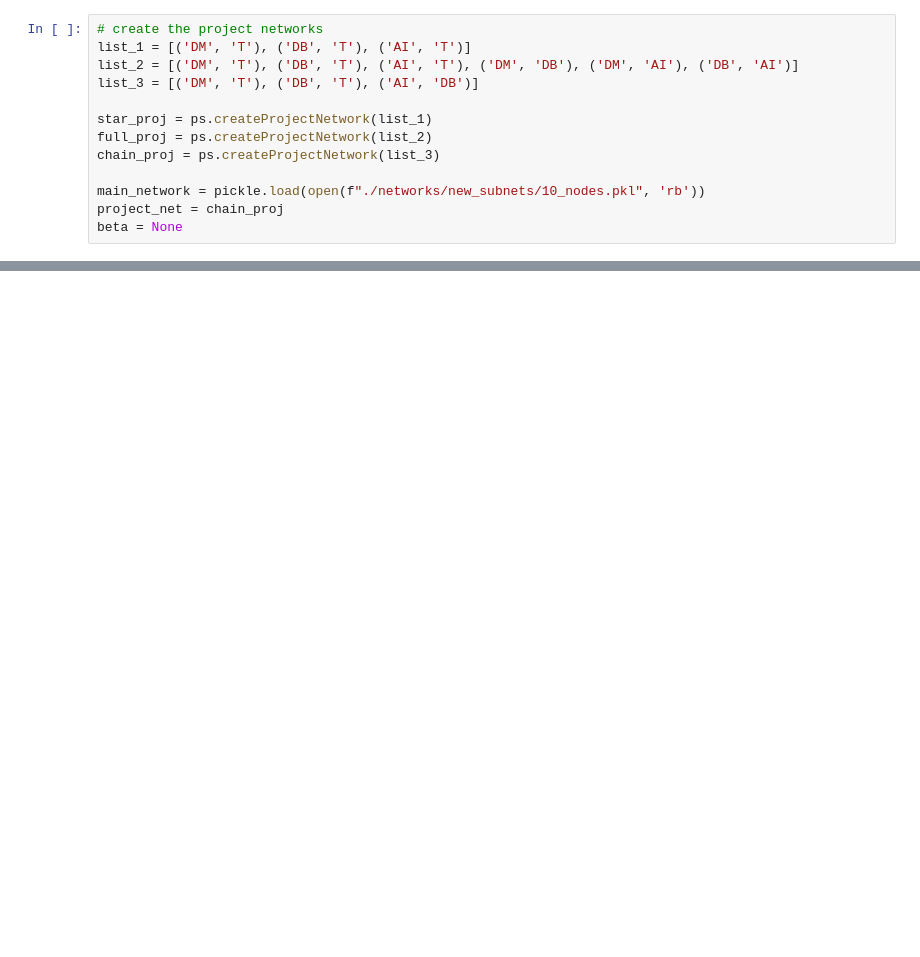
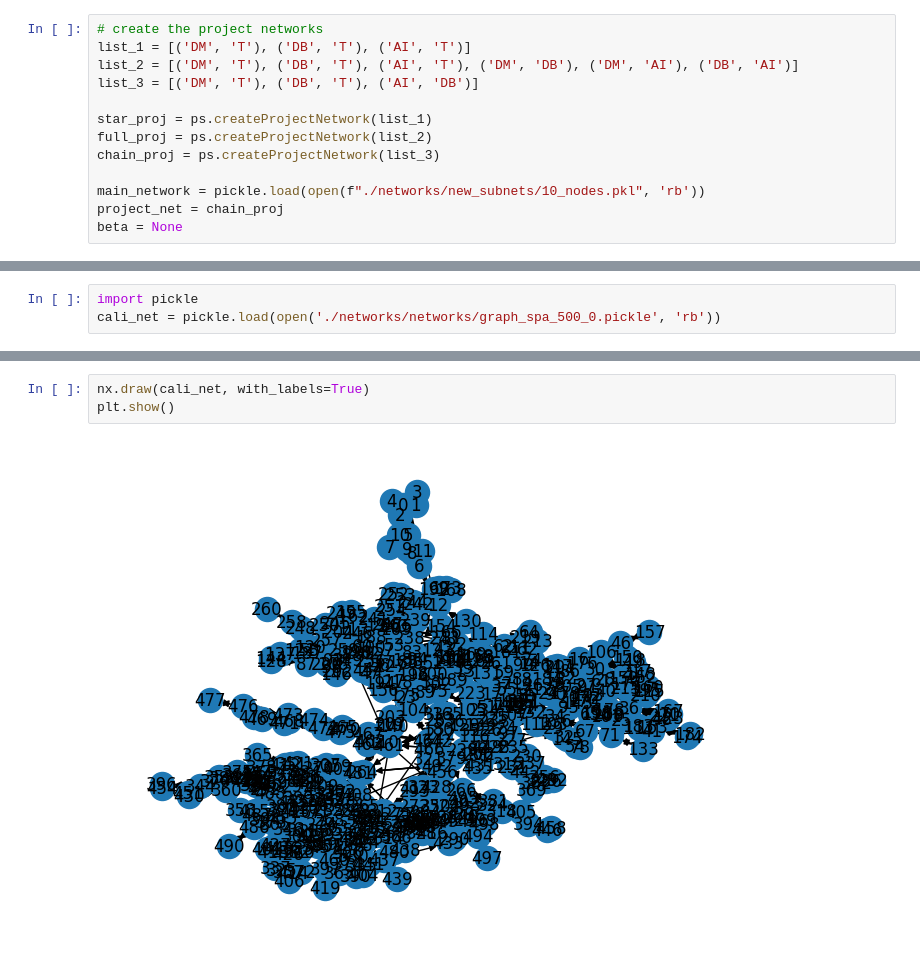
Before and after one commit to twumasimb/DBLP-Analysis, a Jupyter notebook: norm_experiment_1.ipynb, the cells around one changed output, grey strips where cells are left out. Saved outputs shown, nothing was run; the diff lists cells and outputs as text; blank space fills up the shorter version.

```diff
--- a/norm_experiment_1.ipynb
+++ b/norm_experiment_1.ipynb
@@ -173,0 +172,3 @@ plt.show()
+# %%
+import pickle
+cali_net = pickle.load(open('./networks/networks/graph_spa_500_0.pickle', 'rb'))
@@ -173,0 +189,5 @@ plt.show()
+# %%
+nx.draw(cali_net, with_labels=True)
+plt.show()
+# %% [output]
+[figure, added]
```
Also changed, not shown: parts of 10 cells of this notebook, 2 other files.
